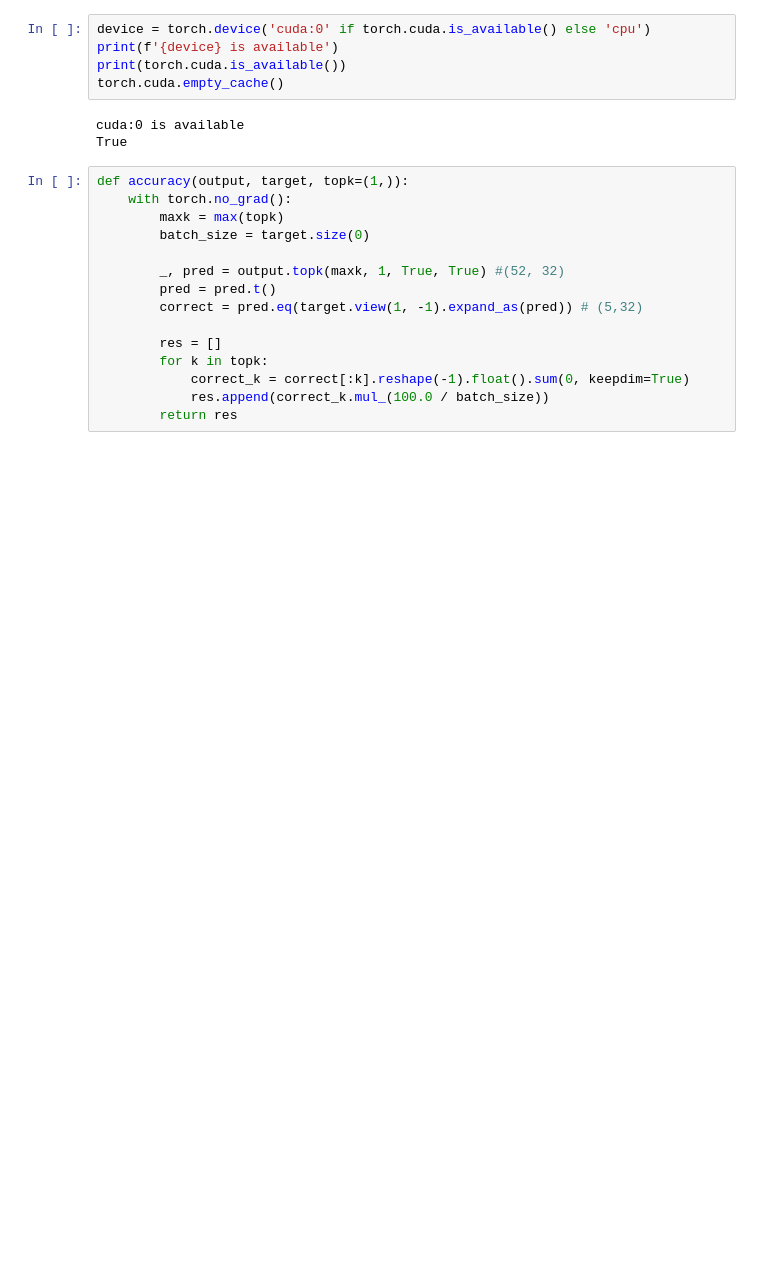
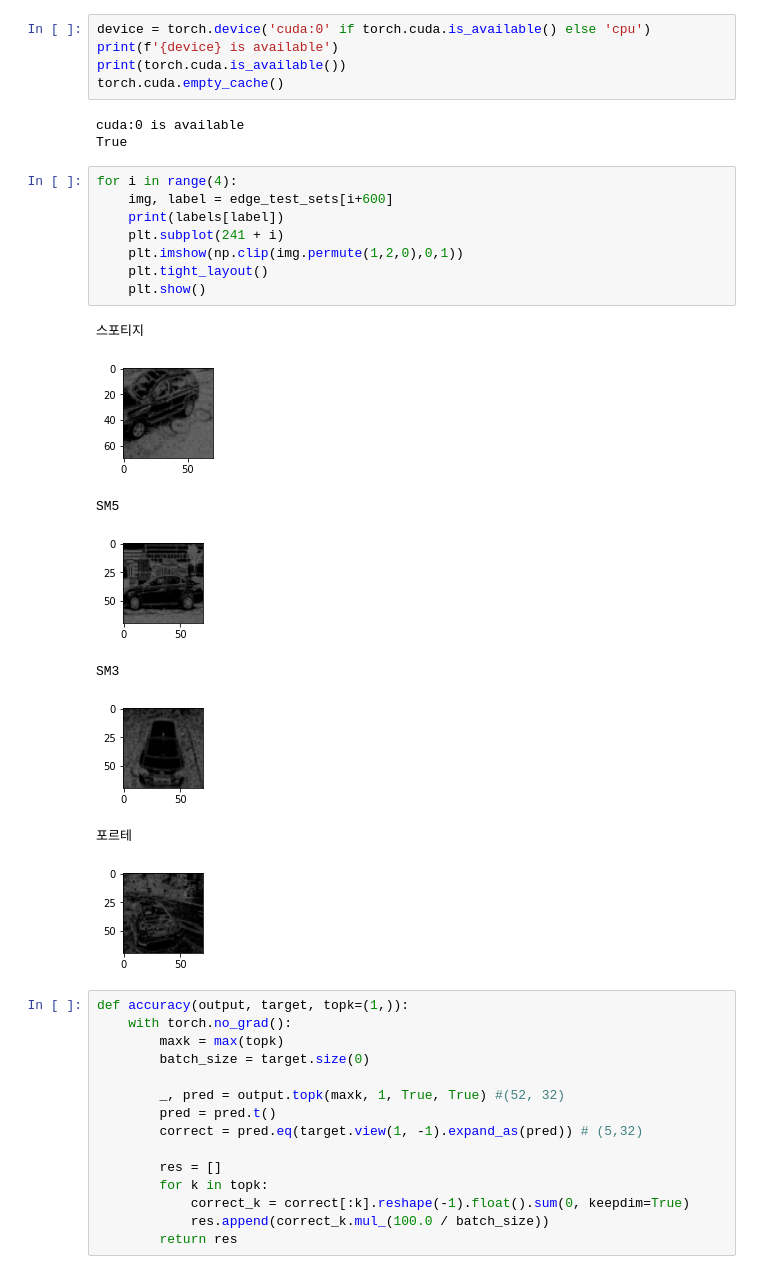
Before and after one commit to CAU-Computer-Vision/Parallel_CNN_car_classifier, a Jupyter notebook: cnn_ensemble.ipynb, the cells around one changed output. Saved outputs shown, nothing was run; the diff lists cells and outputs as text; blank space fills up the shorter version.

```diff
--- a/cnn_ensemble.ipynb
+++ b/cnn_ensemble.ipynb
@@ -126,6 +126,23 @@ torch.cuda.empty_cache()
 # %% [output]
 cuda:0 is available
 True
+# %%
+for i in range(4):
+    img, label = edge_test_sets[i+600]
+    print(labels[label])
+    plt.subplot(241 + i)
+    plt.imshow(np.clip(img.permute(1,2,0),0,1))
+    plt.tight_layout()
+    plt.show()
+# %% [output]
+스포티지
+[figure, added]
+SM5
+[figure, added]
+SM3
+[figure, added]
+포르테
+[figure, added]
 # %%
 def accuracy(output, target, topk=(1,)):
     with torch.no_grad():
```
Also changed, not shown: parts of 7 cells of this notebook.
